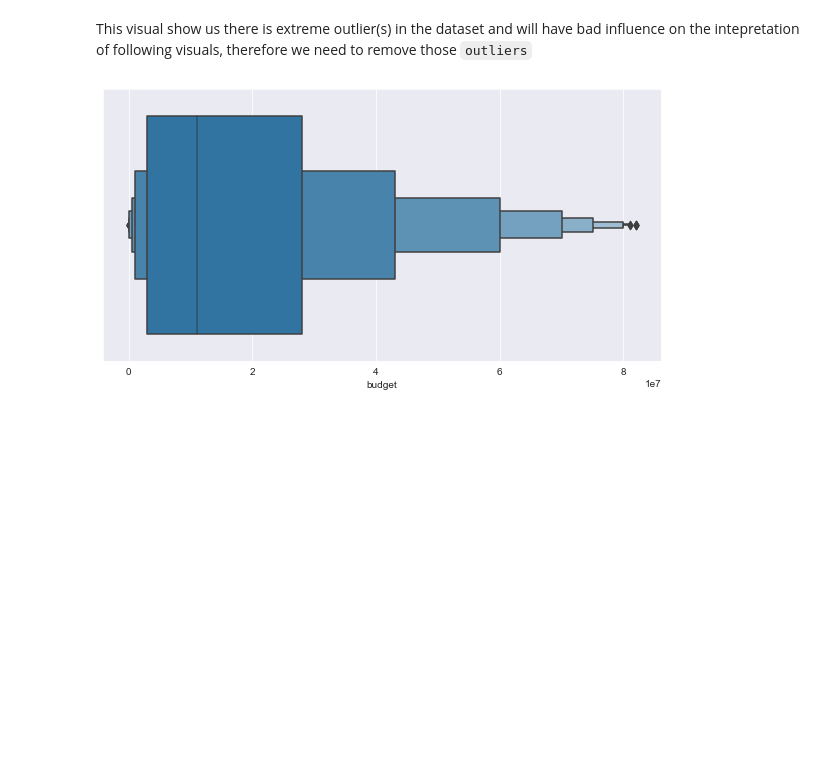
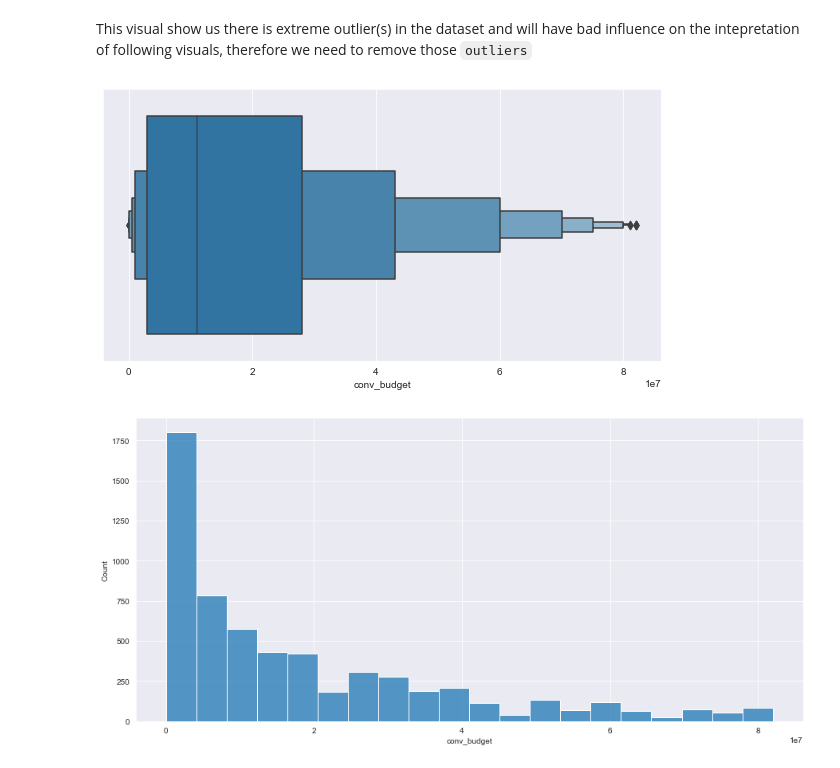
Before and after one commit to MaureenMbugua/Unsupervised-Predict-Team-ES2, a Jupyter notebook: rough1.ipynb, the cells around one changed output. Drawn from its saved outputs; the diff is of its cells as text; code cells hidden in the pictures; blank space fills up the shorter version.

```diff
--- a/rough1.ipynb
+++ b/rough1.ipynb
@@ -646,6 +646,13 @@ movie_grp_mod = movie_grp.drop(df_sub1.index)
 # %%
 # Using visual to check again for outliers
 fig, ax = plt.subplots(1, figsize=(10,5))
-sns.boxenplot(x='budget', data=movie_grp_mod);
+sns.boxenplot(x='conv_budget', data=movie_grp_mod);
 # %% [output]
-[figure, old version]
+[figure, new version]
+# %%
+# Visualize the distribution of the movies budgets
+plt.figure(figsize=(15, 7))
+sns.histplot(x=movie_grp_mod['conv_budget'], bins=20)
+plt.show()
+# %% [output]
+[figure, added]
```
Also changed, not shown: parts of 23 cells of this notebook.
